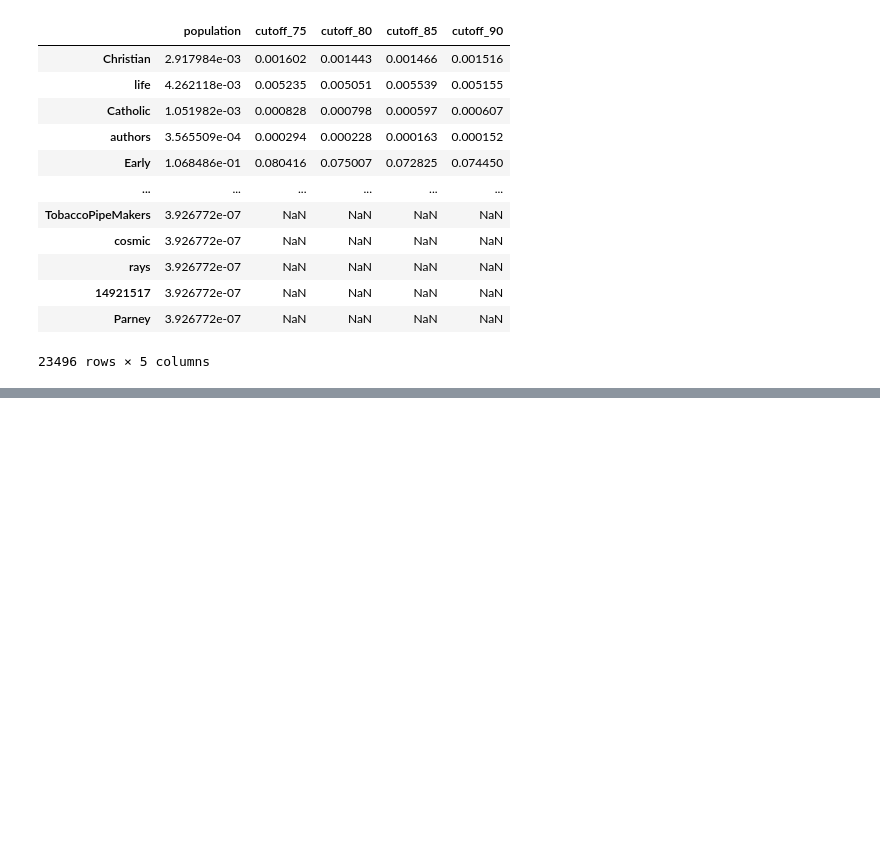
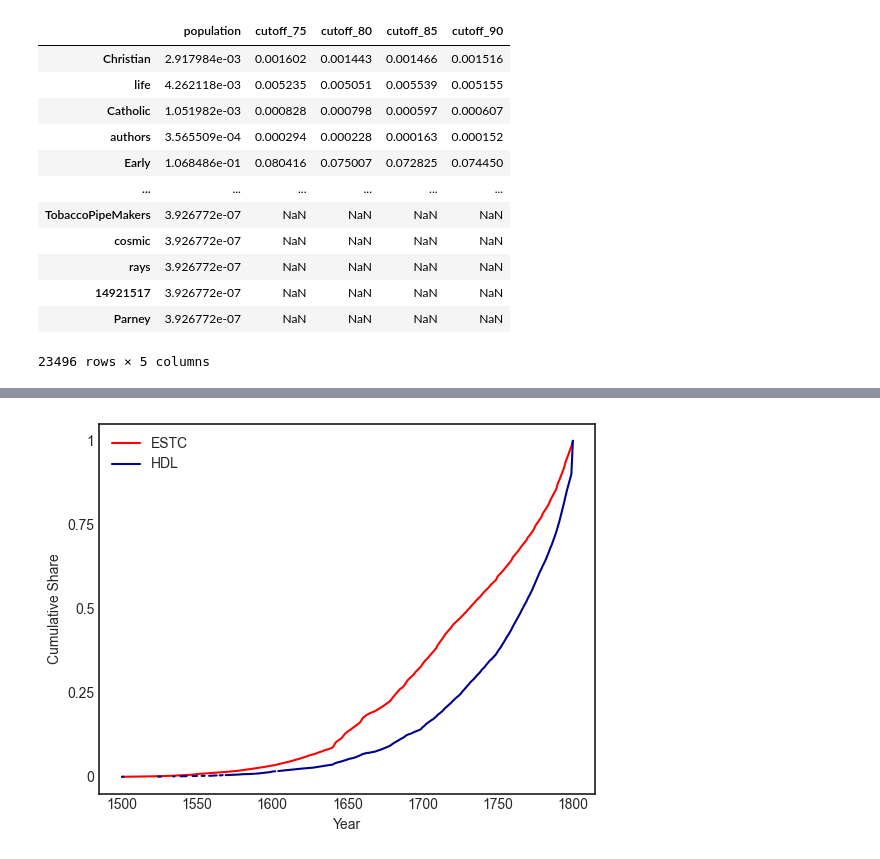
Before and after one commit to austinkennedy/Hathitrust, a Jupyter notebook: code/estc_data.ipynb, the cells around one changed output, grey strips where cells are left out. Drawn from its saved outputs; the diff is of its cells as text; code cells hidden in the pictures; blank space fills up the shorter version.

Commit message:
Added volume distribution figure

```diff
--- a/code/estc_data.ipynb
+++ b/code/estc_data.ipynb
@@ -228,0 +343,2 @@ shares.to_csv('../output/word_count_shares.csv')
+# %%
+hathitrust_counts = hathitrust_data.groupby('Year')['Year'].agg('count').pipe(pd.DataFrame).rename(columns = {'Year': 'hathitrust_volumes'})
@@ -228,0 +379,7 @@ shares.to_csv('../output/word_count_shares.csv')
+# %%
+volume_counts = estc_counts.join(hathitrust_counts, how = 'outer').reset_index()
+# %%
+volume_counts = volume_counts[volume_counts['Year'] <= 1800]
+# %%
+volume_counts['estc_cumulative'] = volume_counts['estc_volumes'].cumsum() / volume_counts['estc_volumes'].sum()
+volume_counts['hathitrust_cumulative'] = volume_counts['hathitrust_volumes'].cumsum() / volume_counts['hathitrust_volumes'].sum()
@@ -228,0 +402,15 @@ shares.to_csv('../output/word_count_shares.csv')
+# %%
+#figure itself
+
+fig, (ax1) = plt.subplots(1,1)
+ax1.plot(volume_counts['Year'], volume_counts['estc_cumulative'], color = 'red', label = 'ESTC')
+ax1.plot(volume_counts['Year'], volume_counts['hathitrust_cumulative'], color = 'darkblue', label = 'HDL')
+ax1.legend(loc = "upper left")
+ax1.set_xlabel('Year')
+ax1.set_ylabel('Cumulative Share')
+ax1.set_yticks([0,0.25, 0.5, 0.75, 1])
+ax1.set_yticklabels(["0", "0.25", "0.5", "0.75", "1"])
+fig.savefig('../output/estc_hathitrust_counts.png', dpi = 200)
+fig.show()
+# %% [output]
+[figure, added]
```
Also changed, not shown: parts of 17 cells of this notebook, 4 other files.
